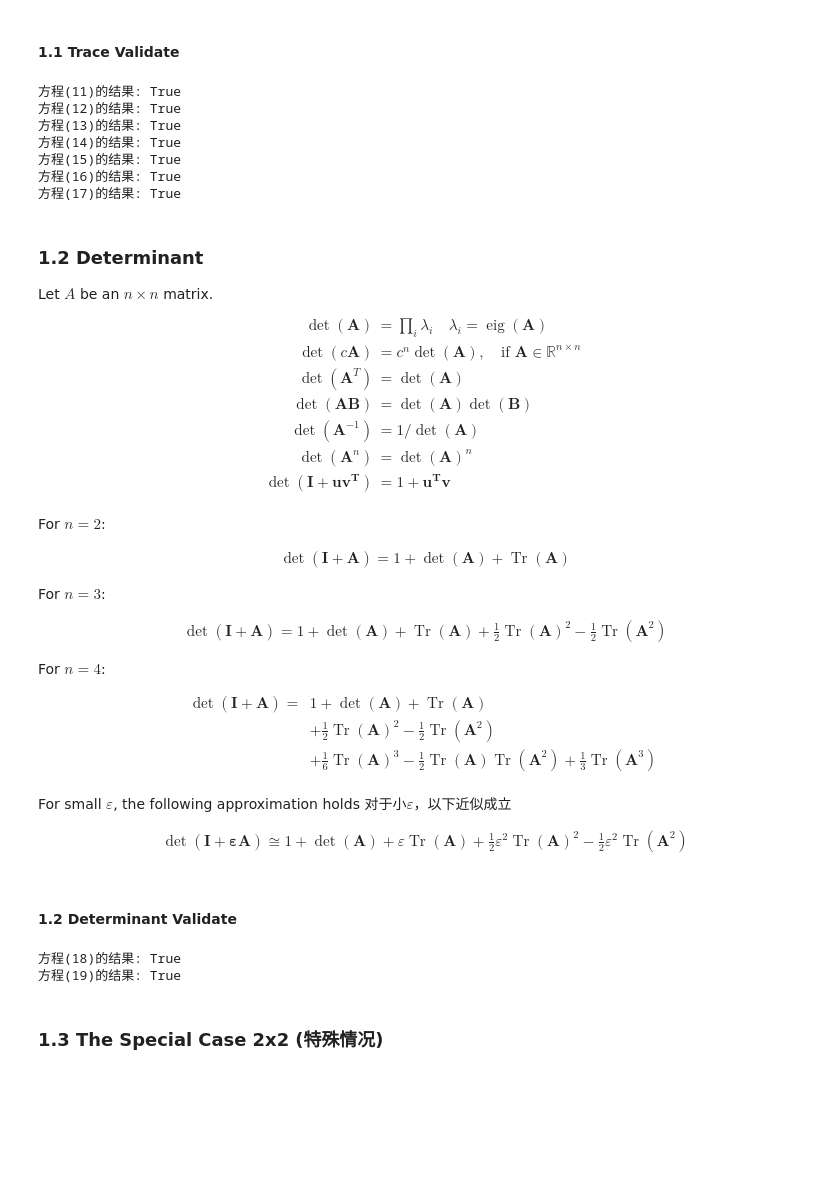
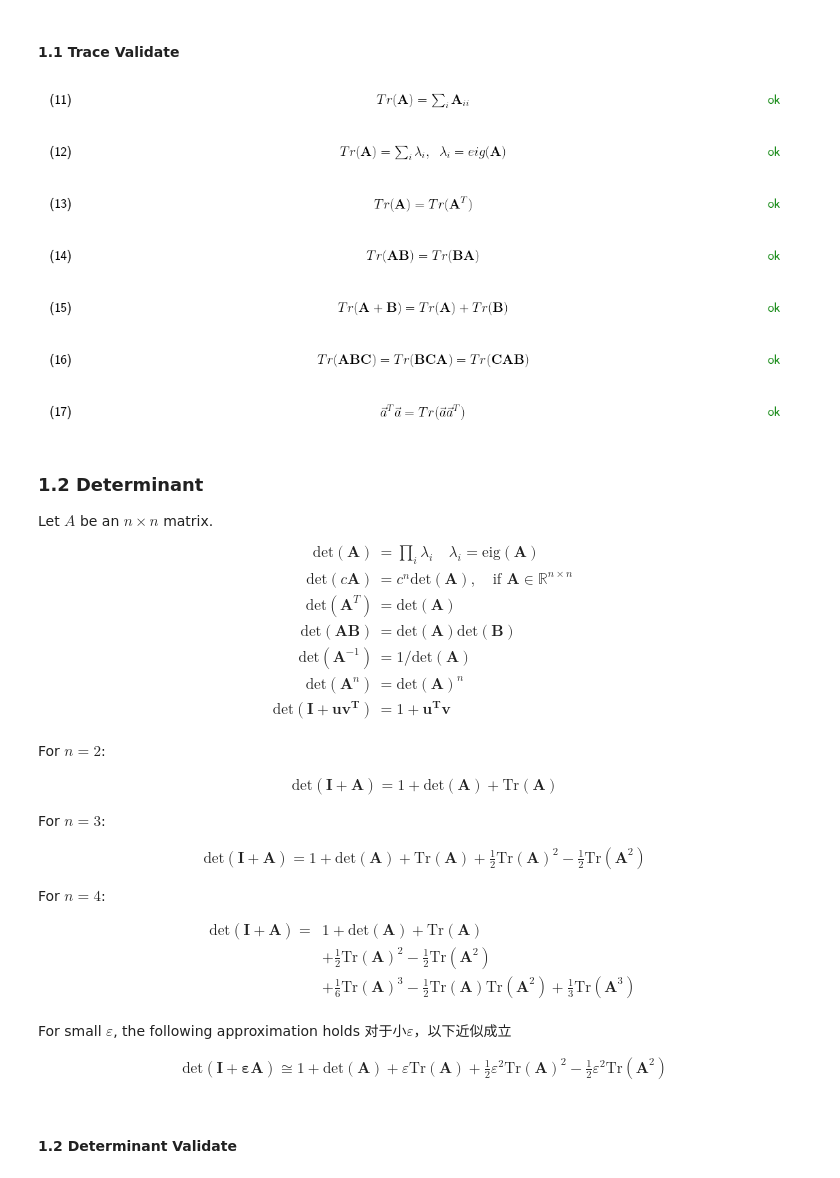
Before and after one commit to kingreatwill/open, a Jupyter notebook: MachineLearning/cs229/matrixcookbook.ipynb, the cells around one changed output. Drawn from its saved outputs; the diff is of its cells as text; code cells hidden in the pictures; blank space fills up the shorter version.

```diff
--- a/MachineLearning/cs229/matrixcookbook.ipynb
+++ b/MachineLearning/cs229/matrixcookbook.ipynb
@@ -266,78 +324,69 @@ More general form of (proof 14).
 # %% [markdown]
 #### 1.1 Trace Validate
 # %%
+
 # equation 11:
 lft_hand = np.trace(A)
 rgt_hand = np.sum(np.diag(A))
-validate(lft_hand, rgt_hand, 11)
+validate(lft_hand, rgt_hand, 11, r"$Tr(\mathbf{A}) = \sum_{i} \mathbf{A}_{ii}$")
 
 # equation 12:
 lft_hand = np.trace(A)
 rgt_hand = np.sum(np.linalg.eigvals(A))
-validate(lft_hand, rgt_hand, 12)
+validate(lft_hand, rgt_hand, 12, r"$Tr(\mathbf{A}) = \sum_{i}\lambda_{i}, \;\;\lambda_{i} = eig(\mathbf{A})$")
 
 # equation 13:
 lft_hand = np.trace(A)
 rgt_hand = np.trace(A.T)
-validate(lft_hand, rgt_hand, 13)
+validate(lft_hand, rgt_hand, 13, r"$Tr(\mathbf{A}) = Tr(\mathbf{A}^{T})$")
 
 # equation 14:
 lft_hand = np.trace(A.dot(B))
 rgt_hand = np.trace(B.dot(A))
-validate(lft_hand, rgt_hand, 14)
+validate(lft_hand, rgt_hand, 14, r"$Tr(\mathbf{AB}) = Tr(\mathbf{BA})$")
 
 # equation 15:
 lft_hand = np.trace(A+B)
 rgt_hand = np.trace(A) + np.trace(B)
-validate(lft_hand, rgt_hand, 15)
+validate(lft_hand, rgt_hand, 15, r"$Tr(\mathbf{A}+\mathbf{B}) = Tr(\mathbf{A}) + Tr(\mathbf{B})$")
 
 # equation 16:
 lft_hand = np.trace(np.dot(A.dot(B), C))
 rgt_hand = np.trace(np.dot(B.dot(C), A))
-validate(lft_hand, rgt_hand, 16)
+validate(lft_hand, rgt_hand, 16, r"$Tr(\mathbf{ABC}) = Tr(\mathbf{BCA}) = Tr(\mathbf{CAB})$")
 
 # equation 17:
 lft_hand = np.dot(a.T, a)
 rgt_hand = np.trace(np.dot(a, a.T))
-validate(lft_hand, rgt_hand, 17)
+validate(lft_hand, rgt_hand, 17, r"$\vec{a}^{T}\vec{a} = Tr(\vec{a}\vec{a}^{T})$")
 # %% [output]
-方程(11)的结果: True
-方程(12)的结果: True
-方程(13)的结果: True
-方程(14)的结果: True
-方程(15)的结果: True
-方程(16)的结果: True
-方程(17)的结果: True
+[figure, added]
+[figure, added]
+[figure, added]
+[figure, added]
+[figure, added]
+[figure, added]
+[figure, added]
 # %% [markdown]
 ### 1.2 Determinant
 Let $A$ be an $n \times n$ matrix.
-$$\begin{align} \operatorname{det}(\mathbf{A}) &= \prod_i{\lambda_i} \quad \lambda_i=\operatorname{eig}(\mathbf{A})\\ \operatorname{det}(c\mathbf{A}) &=c^n \operatorname{det}(\mathbf{A}), \quad \text{if } \mathbf{A} \in \mathbb{R}^{n \times n} \\ \operatorname{det}(\mathbf{A}^T) &=\operatorname{det}(\mathbf{A}) \\ \operatorname{det}(\mathbf{AB}) &=\operatorname{det}(\mathbf{A})\operatorname{det}(\mathbf{B}) \\ \operatorname{det}(\mathbf{A}^{-1}) &= 1/\operatorname{det}(\mathbf{A}) \\ \operatorname{det}(\mathbf{A}^{n}) &= \operatorname{det}(\mathbf{A})^n \\ \operatorname{det}(\mathbf{I+uv^T}) &= 1+\mathbf{u^Tv} \\ \end{align}$$
+$$\begin{align} \mathrm{det}(\mathbf{A}) &= \prod_i{\lambda_i} \quad \lambda_i=\mathrm{eig}(\mathbf{A})\\ \mathrm{det}(c\mathbf{A}) &=c^n \mathrm{det}(\mathbf{A}), \quad \text{if } \mathbf{A} \in \mathbb{R}^{n \times n} \\ \mathrm{det}(\mathbf{A}^T) &=\mathrm{det}(\mathbf{A}) \\ \mathrm{det}(\mathbf{AB}) &=\mathrm{det}(\mathbf{A})\mathrm{det}(\mathbf{B}) \\ \mathrm{det}(\mathbf{A}^{-1}) &= 1/\mathrm{det}(\mathbf{A}) \\ \mathrm{det}(\mathbf{A}^{n}) &= \mathrm{det}(\mathbf{A})^n \\ \mathrm{det}(\mathbf{I+uv^T}) &= 1+\mathbf{u^Tv} \\ \end{align}$$
 
 For $n=2$:
 
-$$\begin{align} \operatorname{det}(\mathbf{I+A}) = 1+\operatorname{det}(\mathbf{A})+\operatorname{Tr}(\mathbf{A}) \end{align}$$
+$$\begin{align} \mathrm{det}(\mathbf{I+A}) = 1+\mathrm{det}(\mathbf{A})+\mathrm{Tr}(\mathbf{A}) \end{align}$$
 
 For $n=3$:
 
-$$\begin{align} \operatorname{det}(\mathbf{I+A}) = 1+\operatorname{det}(\mathbf{A})+\operatorname{Tr}(\mathbf{A})+\frac{1}{2}\operatorname{Tr}(\mathbf{A})^2-\frac{1}{2}\operatorname{Tr}(\mathbf{A}^2) \end{align}$$
+$$\begin{align} \mathrm{det}(\mathbf{I+A}) = 1+\mathrm{det}(\mathbf{A})+\mathrm{Tr}(\mathbf{A})+\frac{1}{2}\mathrm{Tr}(\mathbf{A})^2-\frac{1}{2}\mathrm{Tr}(\mathbf{A}^2) \end{align}$$
 
 For $n=4$:
 
-$$\begin{equation}\begin{aligned} \operatorname{det}(\mathbf{I+A}) =\; &1+\operatorname{det}(\mathbf{A})+\operatorname{Tr}(\mathbf{A})\\ &+\frac{1}{2}\operatorname{Tr}(\mathbf{A})^2-\frac{1}{2}\operatorname{Tr}(\mathbf{A}^2)\\ &+\frac{1}{6}\operatorname{Tr}(\mathbf{A})^3-\frac{1}{2}\operatorname{Tr}(\mathbf{A})\operatorname{Tr}(\mathbf{A}^2)+\frac{1}{3}\operatorname{Tr}(\mathbf{A}^3) \\ \end{aligned}\end{equation}$$
+$$\begin{equation}\begin{aligned} \mathrm{det}(\mathbf{I+A}) =\; &1+\mathrm{det}(\mathbf{A})+\mathrm{Tr}(\mathbf{A})\\ &+\frac{1}{2}\mathrm{Tr}(\mathbf{A})^2-\frac{1}{2}\mathrm{Tr}(\mathbf{A}^2)\\ &+\frac{1}{6}\mathrm{Tr}(\mathbf{A})^3-\frac{1}{2}\mathrm{Tr}(\mathbf{A})\mathrm{Tr}(\mathbf{A}^2)+\frac{1}{3}\mathrm{Tr}(\mathbf{A}^3) \\ \end{aligned}\end{equation}$$
 
 For small $\varepsilon$, the following approximation holds
 对于小$\varepsilon$，以下近似成立
 
-$$\begin{align} \operatorname{det}(\mathbf{I+\varepsilon A}) \cong 1+\operatorname{det}(\mathbf{A})+\varepsilon\operatorname{Tr}(\mathbf{A})+\frac{1}{2}\varepsilon^2\operatorname{Tr}(\mathbf{A})^2-\frac{1}{2}\varepsilon^2\operatorname{Tr}(\mathbf{A}^2) \end{align}$$
+$$\begin{align} \mathrm{det}(\mathbf{I+\varepsilon A}) \cong 1+\mathrm{det}(\mathbf{A})+\varepsilon\mathrm{Tr}(\mathbf{A})+\frac{1}{2}\varepsilon^2\mathrm{Tr}(\mathbf{A})^2-\frac{1}{2}\varepsilon^2\mathrm{Tr}(\mathbf{A}^2) \end{align}$$
 # %% [markdown]
 #### 1.2 Determinant Validate
-# %%
-# equation 18:
-lft_hand = np.linalg.det(A)
-rgt_hand = np.prod(np.linalg.eigvals(A))
-validate(lft_hand, rgt_hand, 18)
-# %% [output]
-方程(18)的结果: True
-方程(19)的结果: True
-# %% [markdown]
-### 1.3 The Special Case 2x2 (特殊情况)
```
Also changed, not shown: parts of 11 cells of this notebook, 2 other files.
